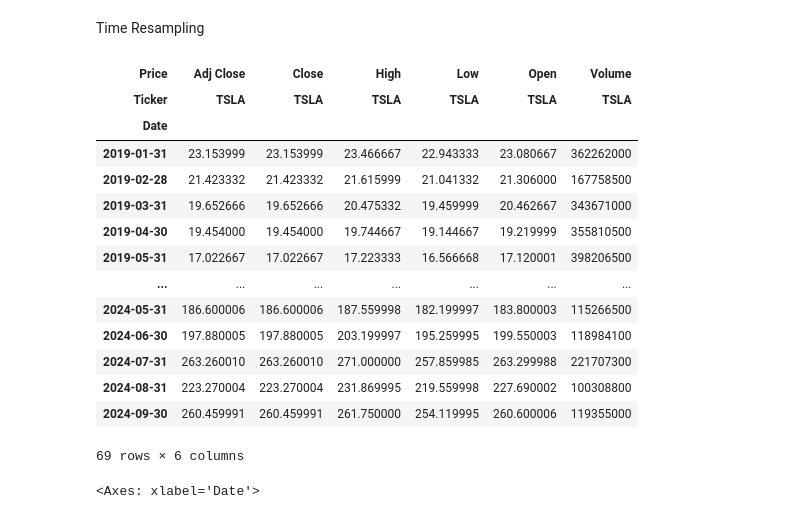
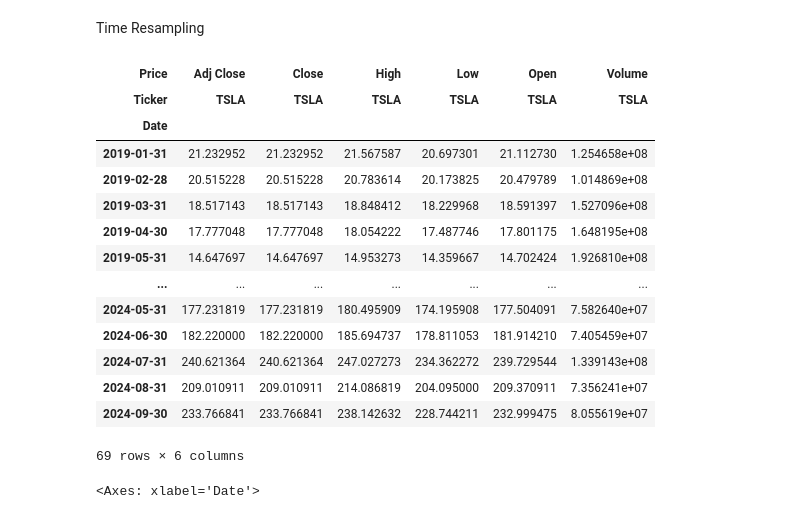
Before and after one commit to GaneshRaja01/Data-Science-Final-Project, a Jupyter notebook: Tesla_stock_prediction.ipynb, the cells around one changed output. Cells and saved outputs as stored; diff of their text form; code cells hidden in the pictures.

```diff
--- a/Tesla_stock_prediction.ipynb
+++ b/Tesla_stock_prediction.ipynb
@@ -109,22 +116,22 @@ df_tesla.index = pd.to_datetime(df_tesla.index)
 # %% [markdown]
 Time Resampling
 # %%
-df_tesla.resample(rule='M').max()
+df_tesla.resample(rule='M').mean()
 # %% [output]
 | Price | Adj Close | Close | High | Low | Open | Volume |
 | Ticker | TSLA | TSLA | TSLA | TSLA | TSLA | TSLA |
 | Date |  |  |  |  |  |  |
-| 2019-01-31 | 23.153999 | 23.153999 | 23.466667 | 22.943333 | 23.080667 | 362262000 |
-| 2019-02-28 | 21.423332 | 21.423332 | 21.615999 | 21.041332 | 21.306000 | 167758500 |
-| 2019-03-31 | 19.652666 | 19.652666 | 20.475332 | 19.459999 | 20.462667 | 343671000 |
-| 2019-04-30 | 19.454000 | 19.454000 | 19.744667 | 19.144667 | 19.219999 | 355810500 |
-| 2019-05-31 | 17.022667 | 17.022667 | 17.223333 | 16.566668 | 17.120001 | 398206500 |
+| 2019-01-31 | 21.232952 | 21.232952 | 21.567587 | 20.697301 | 21.112730 | 1.254658e+08 |
+| 2019-02-28 | 20.515228 | 20.515228 | 20.783614 | 20.173825 | 20.479789 | 1.014869e+08 |
+| 2019-03-31 | 18.517143 | 18.517143 | 18.848412 | 18.229968 | 18.591397 | 1.527096e+08 |
+| 2019-04-30 | 17.777048 | 17.777048 | 18.054222 | 17.487746 | 17.801175 | 1.648195e+08 |
+| 2019-05-31 | 14.647697 | 14.647697 | 14.953273 | 14.359667 | 14.702424 | 1.926810e+08 |
 | ... | ... | ... | ... | ... | ... | ... |
-| 2024-05-31 | 186.600006 | 186.600006 | 187.559998 | 182.199997 | 183.800003 | 115266500 |
-| 2024-06-30 | 197.880005 | 197.880005 | 203.199997 | 195.259995 | 199.550003 | 118984100 |
-| 2024-07-31 | 263.260010 | 263.260010 | 271.000000 | 257.859985 | 263.299988 | 221707300 |
-| 2024-08-31 | 223.270004 | 223.270004 | 231.869995 | 219.559998 | 227.690002 | 100308800 |
-| 2024-09-30 | 260.459991 | 260.459991 | 261.750000 | 254.119995 | 260.600006 | 119355000 |
+| 2024-05-31 | 177.231819 | 177.231819 | 180.495909 | 174.195908 | 177.504091 | 7.582640e+07 |
+| 2024-06-30 | 182.220000 | 182.220000 | 185.694737 | 178.811053 | 181.914210 | 7.405459e+07 |
+| 2024-07-31 | 240.621364 | 240.621364 | 247.027273 | 234.362272 | 239.729544 | 1.339143e+08 |
+| 2024-08-31 | 209.010911 | 209.010911 | 214.086819 | 204.095000 | 209.370911 | 7.356241e+07 |
+| 2024-09-30 | 233.766841 | 233.766841 | 238.142632 | 228.744211 | 232.999475 | 8.055619e+07 |
 69 rows × 6 columns
 # %%
 ##Monthly start frequency
```
Also changed, not shown: parts of 8 cells of this notebook.
